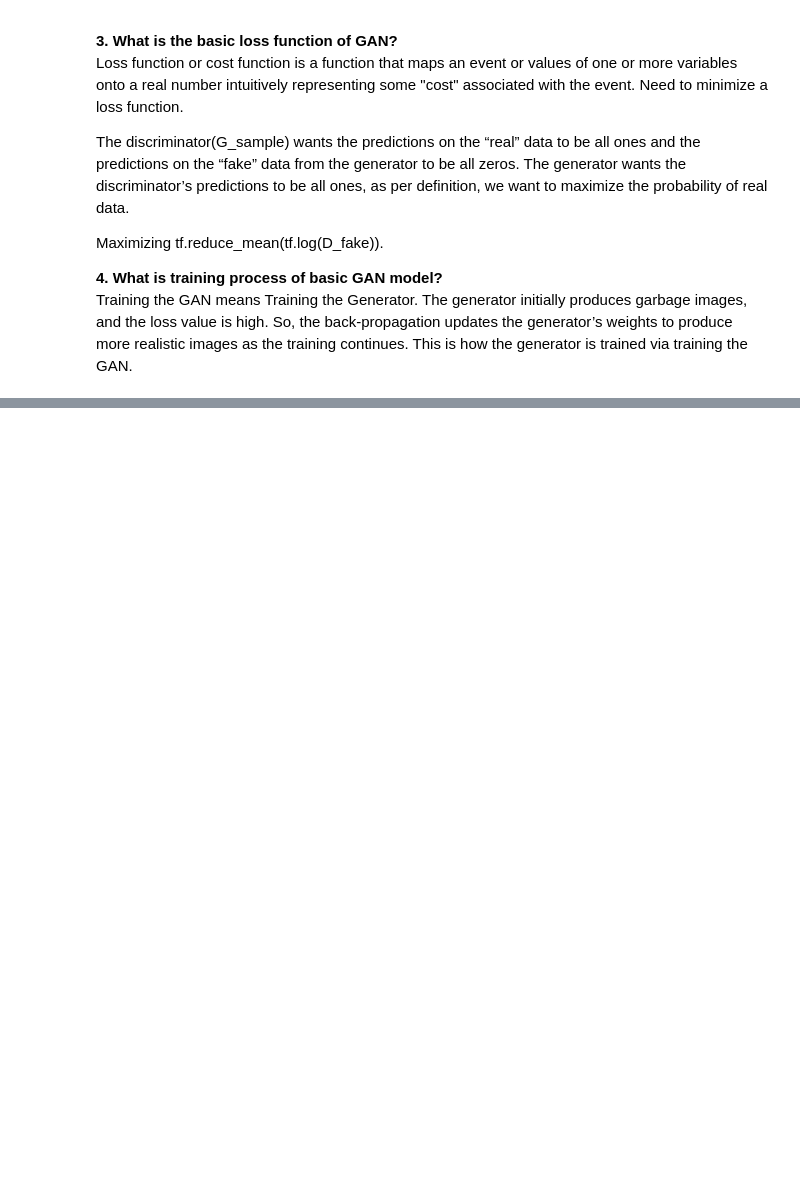
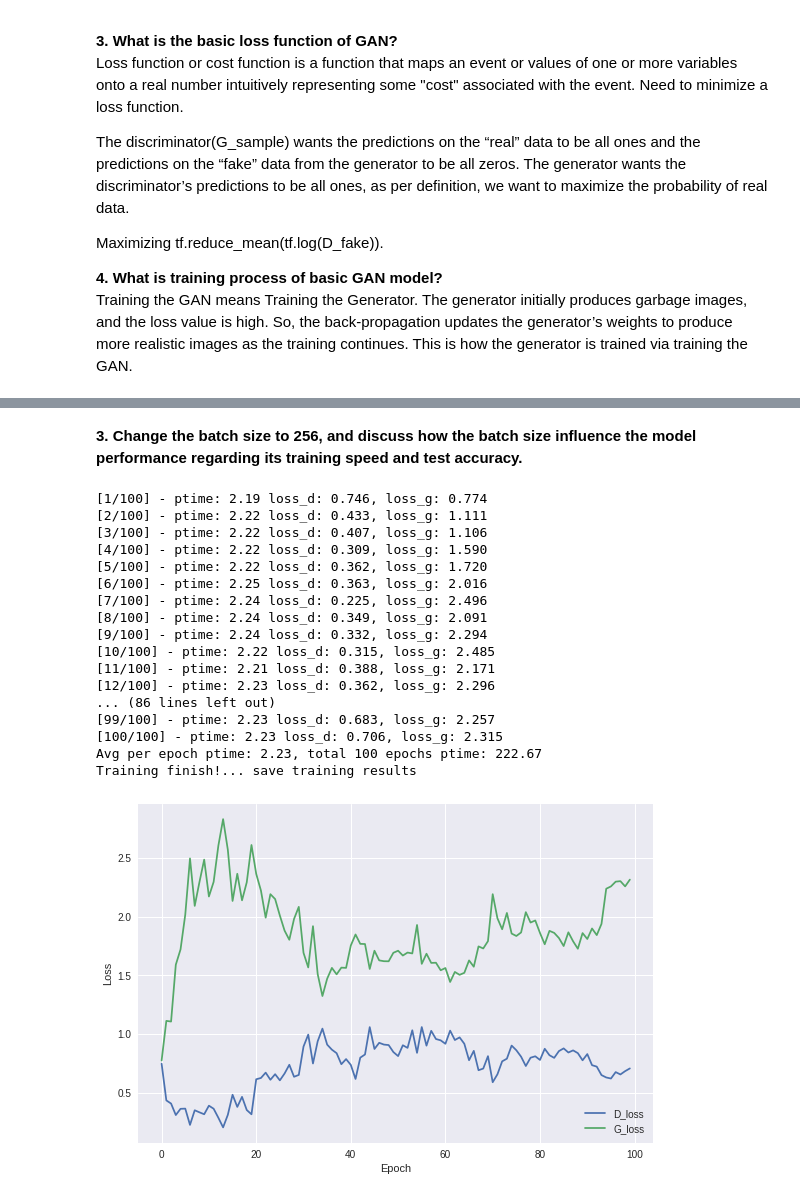
Before and after one commit to jredway/Deep-learning-and-computer-vision, a Jupyter notebook: CW2/Coursework2_GAN_Lyapina.ipynb, the cells around one changed output, grey strips where cells are left out. Cells and saved outputs as stored; diff of their text form; code cells hidden in the pictures; blank space fills up the shorter version.

```diff
--- a/CW2/Coursework2_GAN_Lyapina.ipynb
+++ b/CW2/Coursework2_GAN_Lyapina.ipynb
@@ -142,0 +338,24 @@ G_vars = [var for var in t_vars if 'G_' in var.name]
+# %% [markdown]
+**3. Change the batch size to 256, and discuss how the batch size influence the
+model performance regarding its training speed and test accuracy.**<br>
+# %%
+train_gan(batch_size = 256, lr = 0.0002, train_epoch = 100)
+# %% [output]
+[1/100] - ptime: 2.19 loss_d: 0.746, loss_g: 0.774
+[2/100] - ptime: 2.22 loss_d: 0.433, loss_g: 1.111
+[3/100] - ptime: 2.22 loss_d: 0.407, loss_g: 1.106
+[4/100] - ptime: 2.22 loss_d: 0.309, loss_g: 1.590
+[5/100] - ptime: 2.22 loss_d: 0.362, loss_g: 1.720
+[6/100] - ptime: 2.25 loss_d: 0.363, loss_g: 2.016
+[7/100] - ptime: 2.24 loss_d: 0.225, loss_g: 2.496
+[8/100] - ptime: 2.24 loss_d: 0.349, loss_g: 2.091
+[9/100] - ptime: 2.24 loss_d: 0.332, loss_g: 2.294
+[10/100] - ptime: 2.22 loss_d: 0.315, loss_g: 2.485
+[11/100] - ptime: 2.21 loss_d: 0.388, loss_g: 2.171
+[12/100] - ptime: 2.23 loss_d: 0.362, loss_g: 2.296
+... (86 lines left out)
+[99/100] - ptime: 2.23 loss_d: 0.683, loss_g: 2.257
+[100/100] - ptime: 2.23 loss_d: 0.706, loss_g: 2.315
+Avg per epoch ptime: 2.23, total 100 epochs ptime: 222.67
+Training finish!... save training results
+[figure, added]
```
Also changed, not shown: parts of 29 cells of this notebook, 10 other files.
